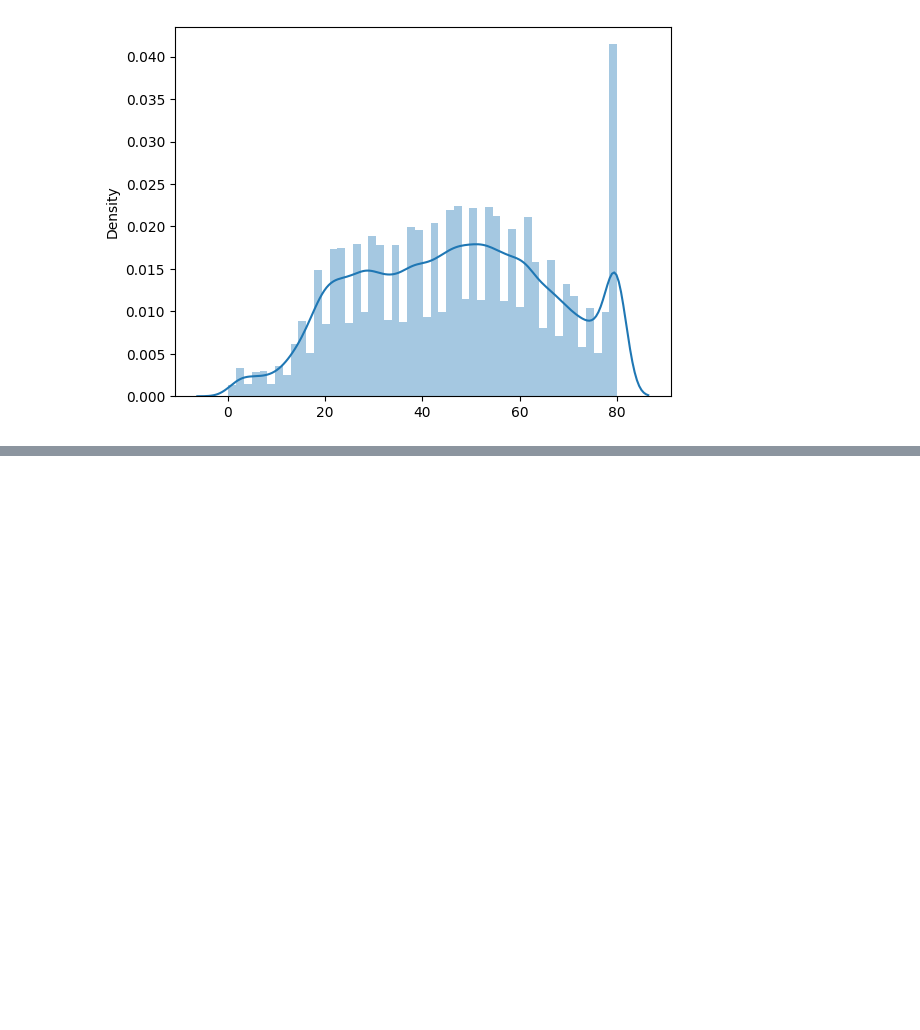
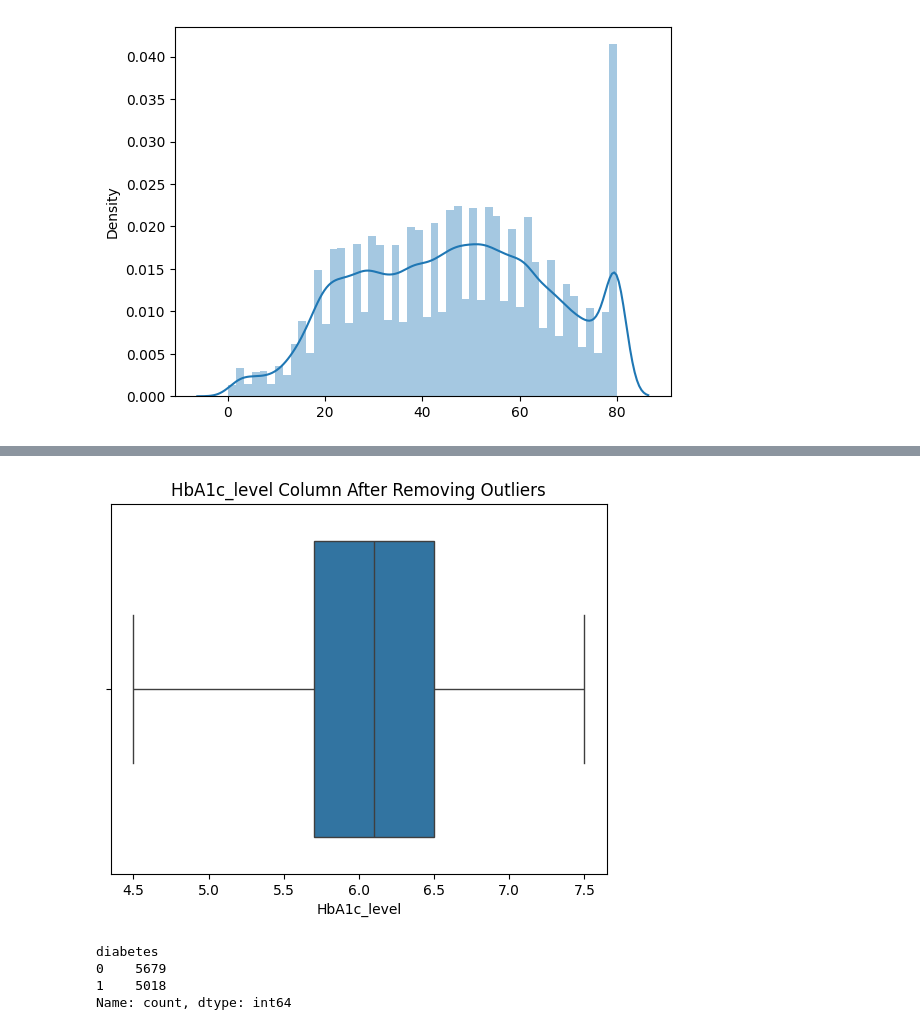
Before and after one commit to murilorrs/Diabetes-Prediction-System, a Jupyter notebook: notebooks/data_analysis.ipynb, the cells around one changed output, grey strips where cells are left out. Drawn from its saved outputs; the diff is of its cells as text; code cells hidden in the pictures; blank space fills up the shorter version.

```diff
--- a/notebooks/data_analysis.ipynb
+++ b/notebooks/data_analysis.ipynb
@@ -166,0 +223,29 @@ https://gist.github.com/mwaskom/de44147ed2974457ad6372750bbe5751
+# %%
+Q1 = balanced_data_no_outliers['HbA1c_level'].quantile(0.25)
+Q3 = balanced_data_no_outliers['HbA1c_level'].quantile(0.75)
+IQR = Q3 - Q1
+
+# Define bounds for outlier detection
+lower_bound = Q1 - 1.5 * IQR
+upper_bound = Q3 + 1.5 * IQR
+
+# Create mask for outliers
+outlier_mask = (balanced_data_no_outliers['HbA1c_level'] < lower_bound) | (balanced_data_no_outliers['HbA1c_level'] > upper_bound)
+
+# Remove outliers
+clean_data = balanced_data_no_outliers[~outlier_mask]
+
+# Visualize box plot after outlier removal
+plt.figure()
+sns.boxplot(x=clean_data['HbA1c_level'])
+plt.title('HbA1c_level Column After Removing Outliers')
+plt.show()
+# %% [output]
+[figure, added]
+# %%
+clean_data.diabetes.value_counts()
+# %% [output]
+diabetes
+0    5679
+1    5018
+Name: count, dtype: int64
```
Also changed, not shown: parts of 11 cells of this notebook.
